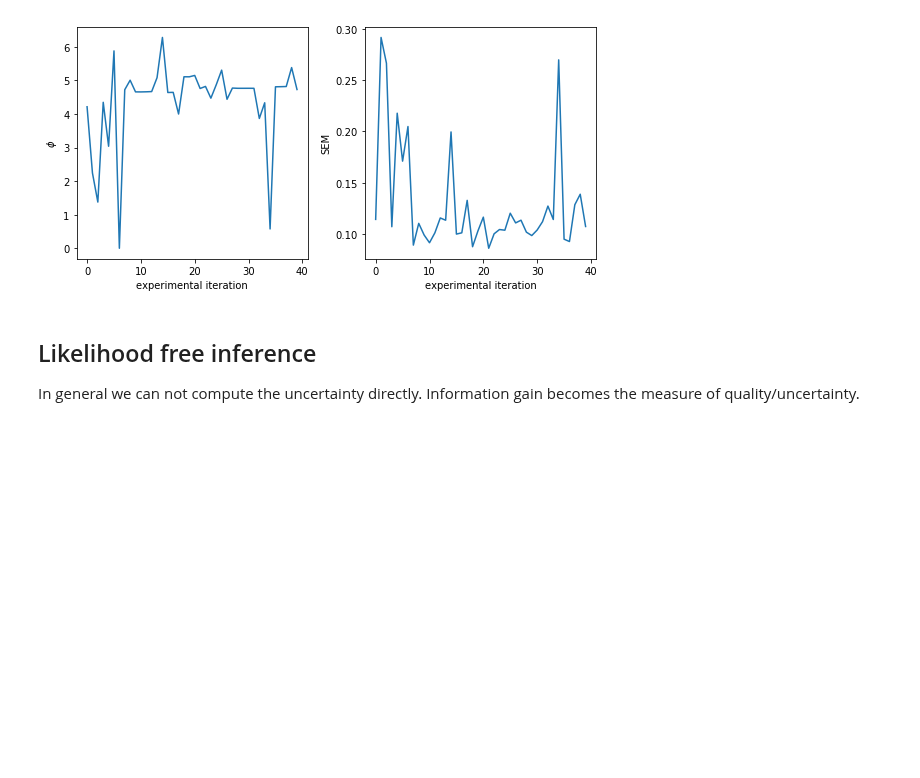
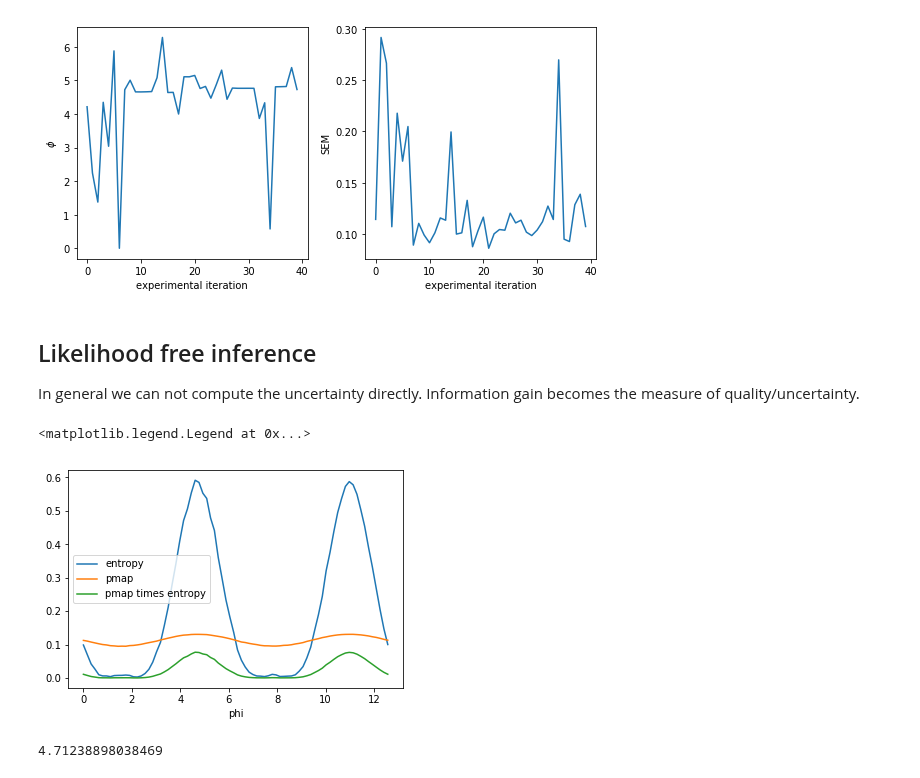
Before and after one commit to cranmer/active_sciencing, a Jupyter notebook: simple.ipynb, the cells around one changed output. Saved outputs shown, nothing was run; the diff lists cells and outputs as text; code cells hidden in the pictures; blank space fills up the shorter version.

Commit message:
Experimentng with pmap

```diff
--- a/simple.ipynb
+++ b/simple.ipynb
@@ -114,11 +114,39 @@ class Distribution:
         # clip bins which are zero
         return self._densities.clip(min=0.0000000001)
 # %%
-d1 = Distribution(simulator(3.1, 1), n_samples=10000)
-d2 = Distribution(simulator(3.1, 2), n_samples=10000)
+datas = simulator(3.1, 1, n_samples=10000)
+d1 = Distribution(datas)
+#d2 = Distribution(simulator(3.1, 3.5, n_samples=10000))
+# %%
+def pmap(data, theta_map, phi):
+    ret = 0.
+    d = Distribution(simulator(theta_map, phi, n_samples=10000))
+    probs = d.probabilities
+    for point in data:
+        idx = np.searchsorted(d._edges, point) - 1
+        if idx == -1:
+            idx = 0
+        if idx == len(probs):
+            idx -= 1
+        ret += probs[idx]
+    return ret/len(data)
 # %%
 phis = np.linspace(0, 4*np.pi, 80)
 entropies = [entropy(Distribution(simulator(3.1, phi, n_samples=10000)).probabilities,
-                     d2.probabilities)
+                     d1.probabilities)
              for phi in phis]
-plt.plot(phis, entropies)
+plt.plot(phis, entropies, label='entropy')
+
+pmap_ = [pmap(datas, np.mean(datas), phi) for phi in phis]
+pmap_times_entropy = [pmap_[i] * entropies[i] for i in range(len(phis))]
+plt.plot(phis, pmap_, label='pmap')
+plt.plot(phis, pmap_times_entropy, label='pmap times entropy')
+plt.xlabel('phi')
+plt.legend(loc='best')
+# %% [output]
+<matplotlib.legend.Legend at 0x...>
+[figure, added]
+# %%
+1.5*np.pi
+# %% [output]
+4.71238898038469
```
